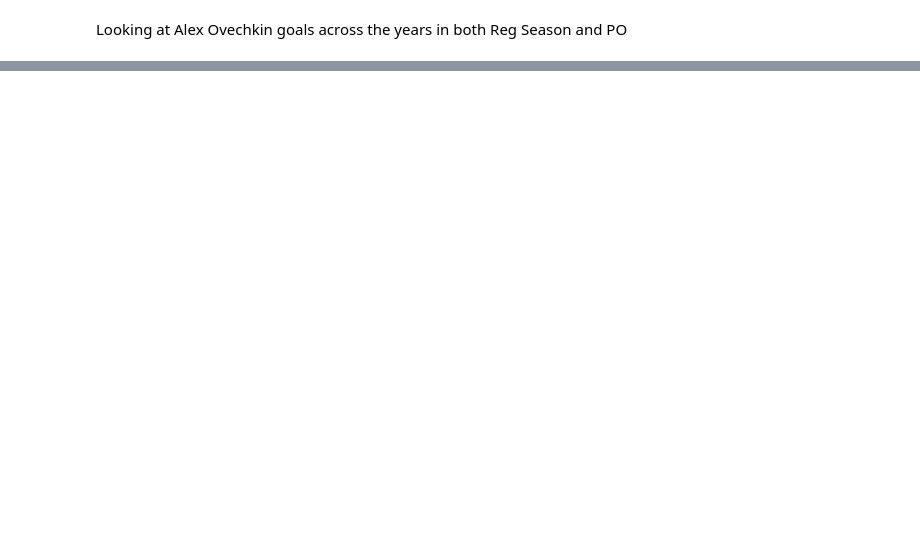
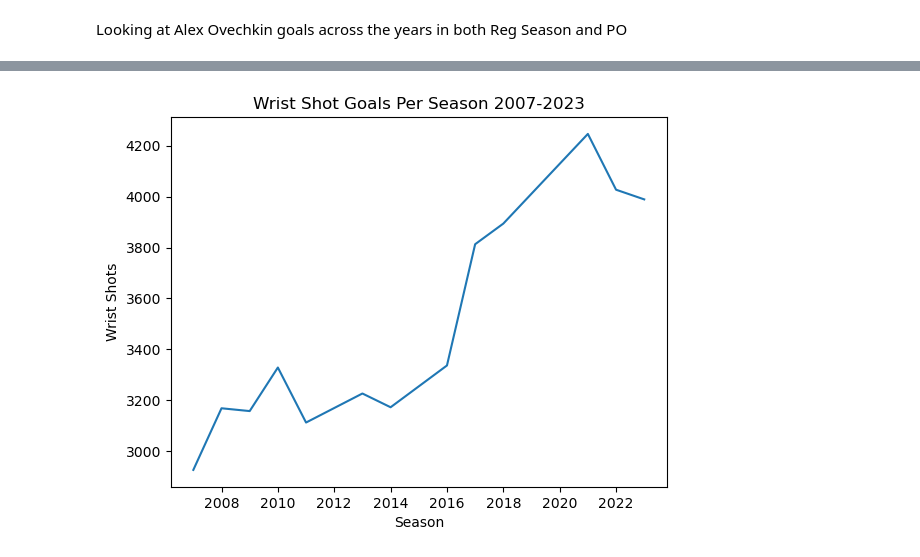
Before and after one commit to Hunter-Farrar/Capstone-DA14, a Jupyter notebook: notebooks/Capstone.ipynb, the cells around one changed output, grey strips where cells are left out. Drawn from its saved outputs; the diff is of its cells as text; code cells hidden in the pictures; blank space fills up the shorter version.

```diff
--- a/notebooks/Capstone.ipynb
+++ b/notebooks/Capstone.ipynb
@@ -357,0 +895,6 @@ plt.show();
+# %%
+stc_ns = no_swings[['season', 'shotType', 'event']]
+# %%
+st_count_ns = stc_ns.groupby(['season'])['shotType'].value_counts().reset_index()
+# %%
+WRIST_ns = st_count_ns.loc[st_count_ns['shotType'] == 'WRIST']
@@ -357,0 +909,10 @@ plt.show();
+# %%
+WRIST_ns.plot(x = 'season', y = 'count', kind = 'line')
+plt.xlabel("Season", fontsize=10)
+plt.ylabel("Wrist Shots", fontsize=10)
+plt.title("Wrist Shot Goals Per Season 2007-2023")
+plt.legend("", frameon = False)
+#plt.savefig('WRIST_ns.png', bbox_inches='tight')
+plt.show();
+# %% [output]
+[figure, added]
```
Also changed, not shown: parts of 85 cells of this notebook.
